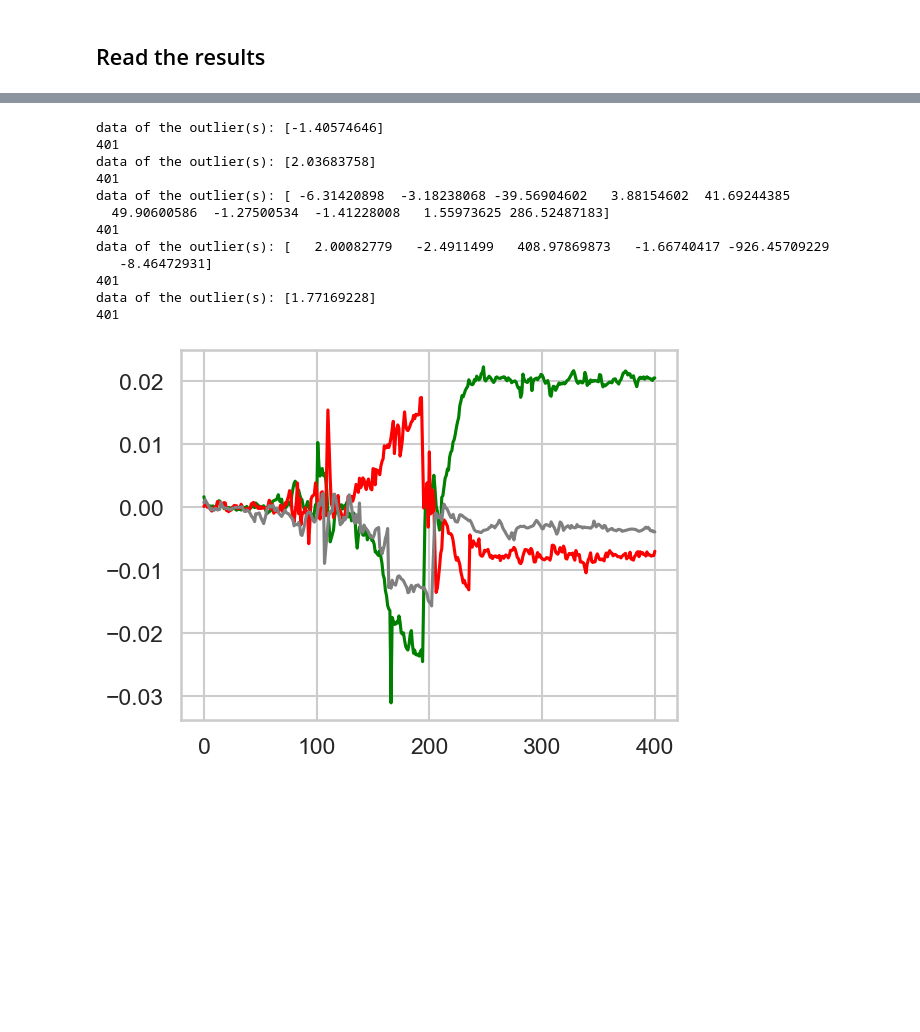
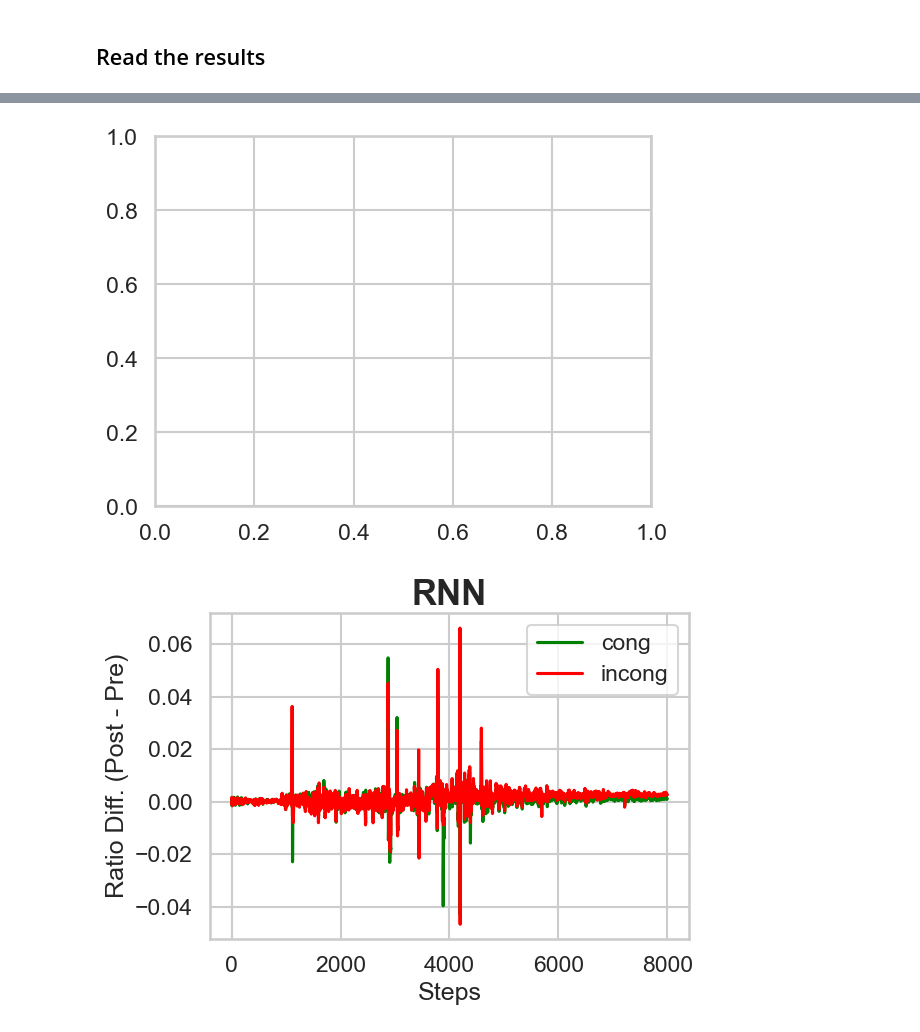
Before and after one commit to MaryZolfaghar/WCSLS, a Jupyter notebook: notebooks/results_ratio_stepbystep.ipynb, the cells around one changed output, grey strips where cells are left out. Cells and saved outputs as stored; diff of their text form; code cells hidden in the pictures; blank space fills up the shorter version.

```diff
--- a/notebooks/results_ratio_stepbystep.ipynb
+++ b/notebooks/results_ratio_stepbystep.ipynb
@@ -213,9 +277,9 @@ for r in range(runs):
     incs = np.asarray(incs)
     ts   = np.asarray(ts)
 
-    cs = nan_outliers(cs)
-    incs = nan_outliers(incs)
-    ts = nan_outliers(ts)
+    # cs = nan_outliers(cs)
+    # incs = nan_outliers(incs)
+    # ts = nan_outliers(ts)
 
     cs_interp   = interp_func(cs)
     incs_interp = interp_func(incs)
@@ -224,34 +288,35 @@ for r in range(runs):
     css[r,:]   = cs_interp
     incss[r,:] = incs_interp
     tss[r,:]   = ts_interp
-# %% [output]
-data of the outlier(s): [-1.40574646]
-401
-data of the outlier(s): [2.03683758]
-401
-data of the outlier(s): [ -6.31420898  -3.18238068 -39.56904602   3.88154602  41.69244385
-  49.90600586  -1.27500534  -1.41228008   1.55973625 286.52487183]
-401
-data of the outlier(s): [   2.00082779   -2.4911499   408.97869873   -1.66740417 -926.45709229
-   -8.46472931]
-401
-data of the outlier(s): [1.77169228]
-401
 # %%
 # take avg over all the runs
 cs_avg = np.mean(css,axis=0)
 incs_avg = np.mean(incss,axis=0)
 ts_avg = np.mean(tss,axis=0)
-# %%
-labels = ['cong', 'incong','ties']
-
-plt.plot(cs_avg, color='green')
-plt.plot(incs_avg, color='red')
-plt.plot(ts_avg, color='gray')
-# plt.ylim((-0.05, 0.05))
-# ax.legend(labels=labels)
-plt.show()
-# %% [output]
-[figure, removed]
+# %%
+# labels = ['cong', 'incong','ties']
+labels = ['cong', 'incong']
+plt.cla()
+fig, ax = plt.subplots()
+plt.plot(cs_avg, color='green')
+plt.plot(incs_avg, color='red')
+# plt.plot(ts_avg, color='gray')
+
+plt.title('%s' %(model_str), fontweight='bold', fontsize='25')
+plt.legend(labels=labels)
+plt.xlabel('Steps')
+plt.ylabel('Ratio Diff. (Post - Pre)')
+plt.tight_layout()
+plt.show()
+
+savefig_str = 'stepbystep_every%s_run%s_intrp_noTies' %(step_every, runs)
+fig_str = '%s_%s_%s_hidds' %(ctx_order_str, savefig_str, mfig_str)
+fig.savefig(('../../figures/' + fig_str + '.pdf'),
+        bbox_inches = 'tight', pad_inches = 0)
+fig.savefig(('../../figures/' + fig_str + '.png'),
+        bbox_inches = 'tight', pad_inches = 0)
+# %% [output]
+[figure, added]
+[figure, added]
 # %%
 # do we need to even smooth more?
```
Also changed, not shown: parts of 15 cells of this notebook, 6 other files.
